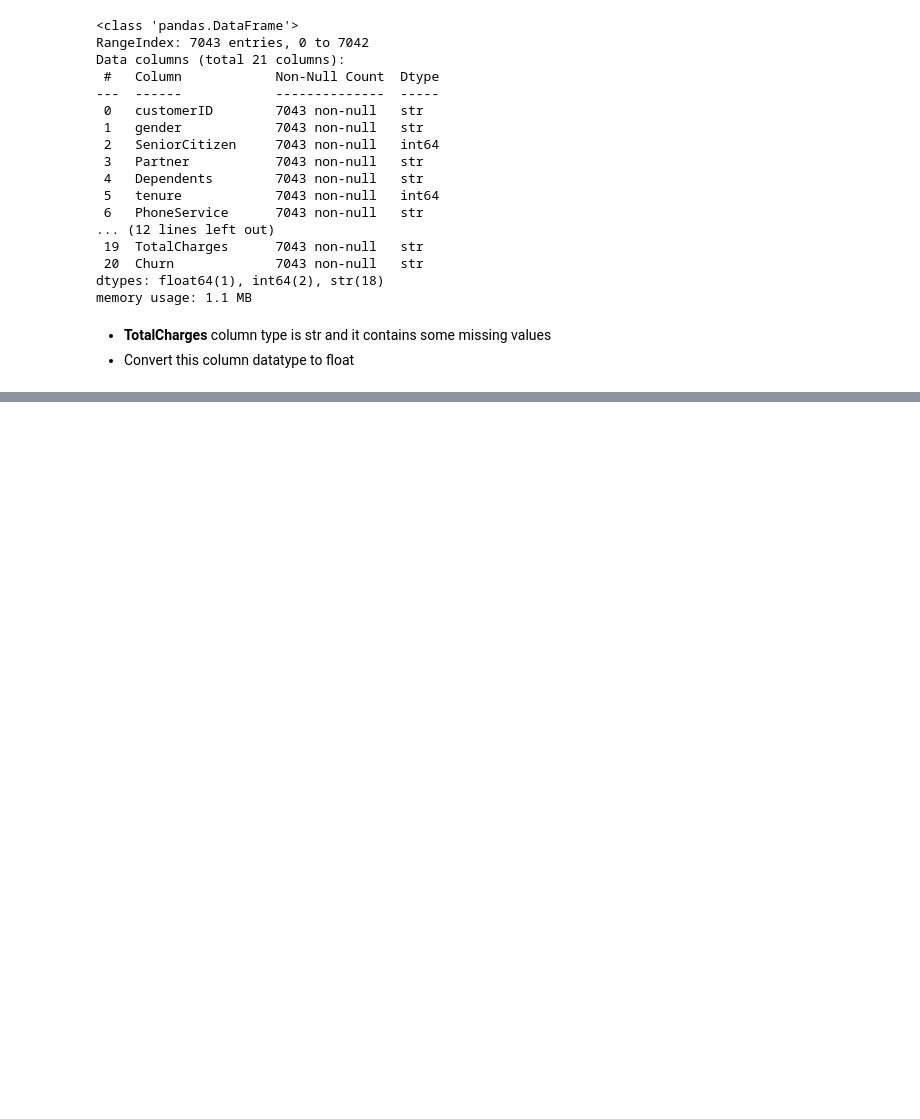
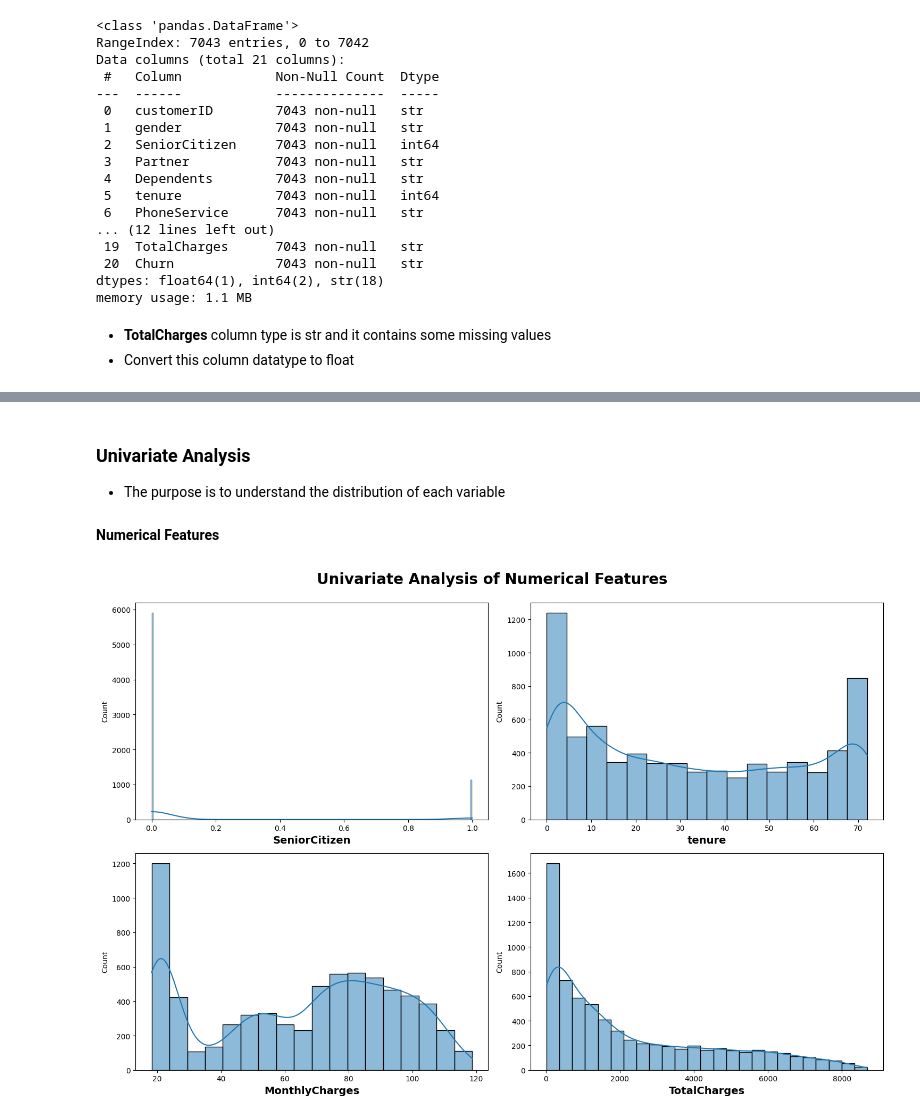
Before and after one commit to vivek-3369/end-to-end-customer-churn-prediction-project, a Jupyter notebook: notebooks/EDA.ipynb, the cells around one changed output, grey strips where cells are left out. Saved outputs shown, nothing was run; the diff lists cells and outputs as text; code cells hidden in the pictures; blank space fills up the shorter version.

Commit message:
univariate analysis done

```diff
--- a/notebooks/EDA.ipynb
+++ b/notebooks/EDA.ipynb
@@ -130,0 +133,7 @@ data["TotalCharges"] = pd.to_numeric(data["TotalCharges"], errors= "coerce")
+# %%
+# Defining the numerical and categorical features
+numerical_features = [feature for feature in data.columns if data[feature].dtype != "str"]
+categorical_features = [feature for feature in data.columns if data[feature].dtype == "str"]
+
+print(f"We have {len(numerical_features)} numerical features : {numerical_features}")
+print(f"We have {len(categorical_features)} categorical features : {categorical_features}")
@@ -130,0 +179,18 @@ data["TotalCharges"] = pd.to_numeric(data["TotalCharges"], errors= "coerce")
+# %% [markdown]
+### **Univariate Analysis**
+- The purpose is to understand the distribution of each variable
+# %% [markdown]
+**Numerical Features**
+# %%
+plt.figure(figsize=(15,10))
+plt.suptitle("Univariate Analysis of Numerical Features", fontsize=20, fontweight="bold",y=1.0)
+
+for i in range(0, len(numerical_features)) :
+    plt.subplot(2,2, i+1)
+    sns.histplot(x=numerical_features[i], data=data, kde=True)
+    plt.xlabel(numerical_features[i], fontsize=14, fontweight="bold")
+    plt.tight_layout()
+
+plt.savefig('plots/univariate_numerical.png')
+# %% [output]
+[figure, added]
```
Also changed, not shown: parts of 9 cells of this notebook.
